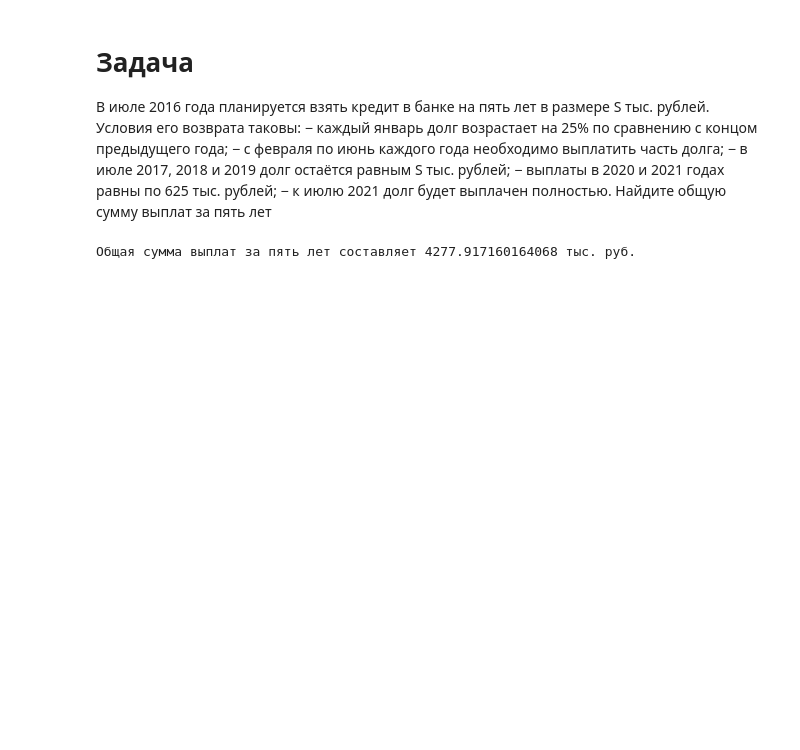
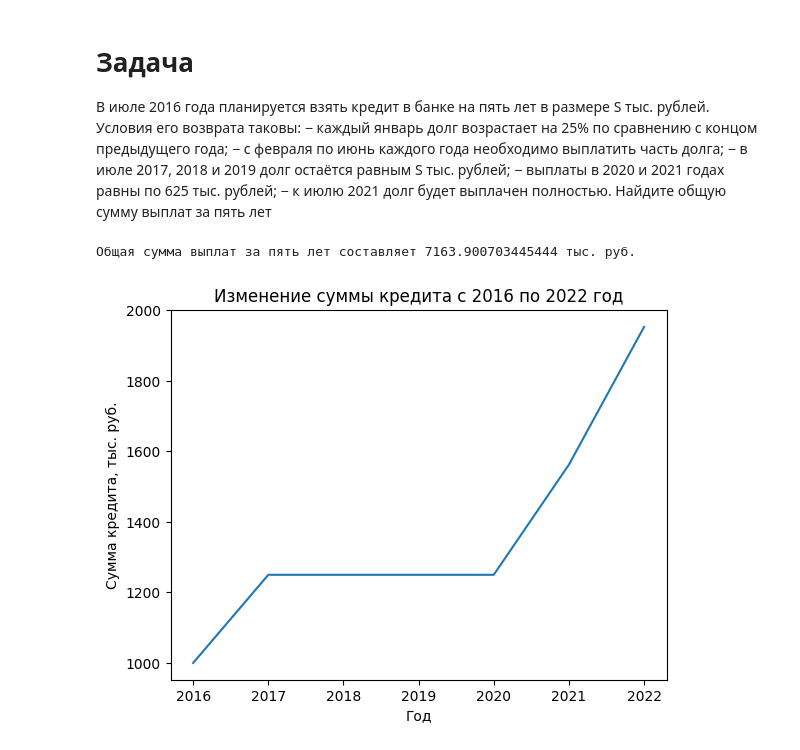
Before and after one commit to pipinstallpython/TRO_1, a Jupyter notebook: Notebooks/ind_z.ipynb, the cells around one changed output. Drawn from its saved outputs; the diff is of its cells as text; code cells hidden in the pictures; blank space fills up the shorter version.

```diff
--- a/Notebooks/ind_z.ipynb
+++ b/Notebooks/ind_z.ipynb
@@ -6,16 +8,9 @@
 S = 1000  # сумма кредита в тыс. руб.
 i = ((1 + 0.25)**(1/12)) - 1  # ежемесячная процентная ставка
 n = 60  # количество месяцев выплаты кредита
+S_values = [S]
 # %%
-# Вычисляем аннуитетный платеж для каждого года
-payments = []
 for year in range(2016, 2022):
-    if year in [2017, 2018, 2019]:
-        payments.append(S)
-    elif year in [2020, 2021]:
-        payments.append(625)
-    else:
-        m = (year - 2016) * 12  # количество месяцев прошло с начала выплат
-        remaining_months = n - m
-        a = (S * i) / (1 - (1 + i)**(-remaining_months))  # аннуитетный платеж
-        payments.append(a)
+    if year not in [2017, 2018, 2019]:
+        S *= 1.25  # сумма кредита растет на 25% каждый январь
+    S_values.append(S)
@@ -22,7 +30,15 @@ for year in range(2016, 2022):
+# %%
+# Вычисляем общую сумму выплат за пять лет
+total_payments = sum(payments)
+
+print("Общая сумма выплат за пять лет составляет", total_payments, "тыс. руб.")
+# %% [output]
+Общая сумма выплат за пять лет составляет 7163.900703445444 тыс. руб.
 # %%
-# Вычисляем общую сумму выплат за пять лет
-total_payments = sum(payments)
-
-print("Общая сумма выплат за пять лет составляет", total_payments, "тыс. руб.")
+plt.plot(range(2016, 2023), S_values)
+plt.xlabel('Год')
+plt.ylabel('Сумма кредита, тыс. руб.')
+plt.title('Изменение суммы кредита с 2016 по 2022 год')
+plt.show()
 # %% [output]
-Общая сумма выплат за пять лет составляет 4277.917160164068 тыс. руб.
+[figure, added]
```
Also changed, not shown: parts of 2 cells of this notebook.
